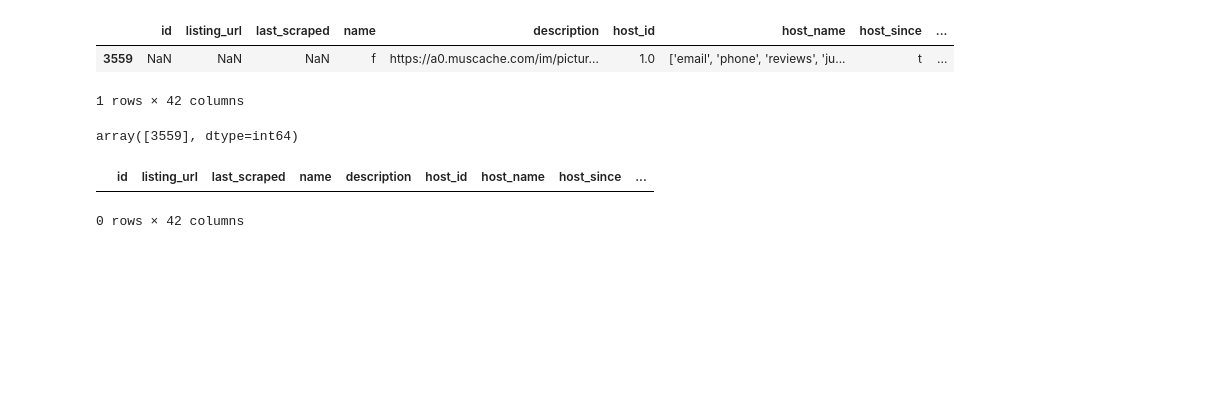
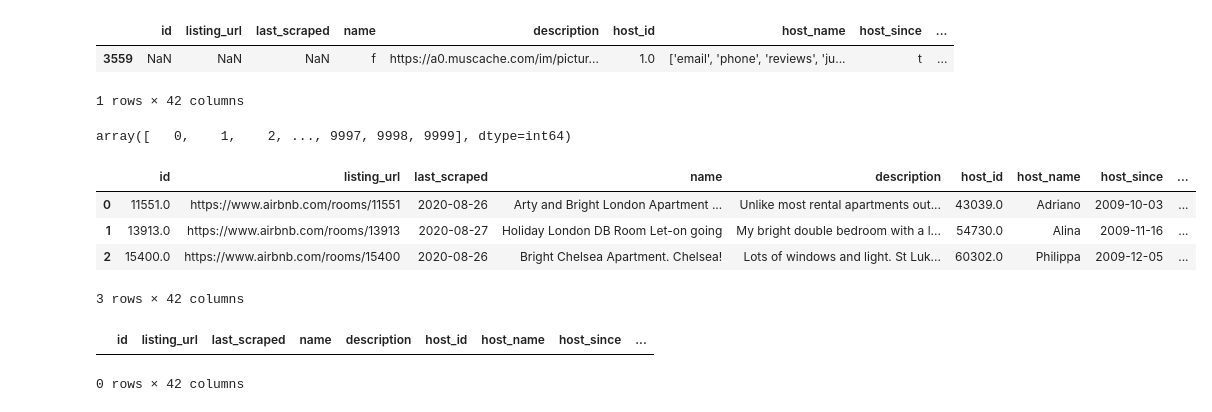
Before and after one commit to Jiawei997/i2p, a Jupyter notebook: pra_5.ipynb, the cells around one changed output. Drawn from its saved outputs; the diff is of its cells as text; code cells hidden in the pictures; blank space fills up the shorter version.

```diff
--- a/pra_5.ipynb
+++ b/pra_5.ipynb
@@ -125,9 +111,23 @@ df[df.id.isna()] #get NAN id row
 1 rows × 42 columns
 # %%
 #  df['a']  look for something in df
-# %%
-df[df.id.isna()].index.values
-# %% [output]
-array([3559], dtype=int64)
+# %%
+#index output the position
+#values output the value of position, list, indexable
+#[] look for the third item in list, output a specific position value
+#select a column in df, index based on position value.
+df.index.values
+#df['host_id'][df.index.values[2]]
+# %% [output]
+array([   0,    1,    2, ..., 9997, 9998, 9999], dtype=int64)
+# %%
+df.head(3)
+#check the output
+# %% [output]
+|  | id | listing_url | last_scraped | name | description | host_id | host_name | host_since | ... |
+| 0 | 11551.0 | https://www.airbnb.com/rooms/11551 | 2020-08-26 | Arty and Bright London Apartment ... | Unlike most rental apartments out... | 43039.0 | Adriano | 2009-10-03 | ... |
+| 1 | 13913.0 | https://www.airbnb.com/rooms/13913 | 2020-08-27 | Holiday London DB Room Let-on going | My bright double bedroom with a l... | 54730.0 | Alina | 2009-11-16 | ... |
+| 2 | 15400.0 | https://www.airbnb.com/rooms/15400 | 2020-08-26 | Bright Chelsea Apartment. Chelsea! | Lots of windows and light. St Luk... | 60302.0 | Philippa | 2009-12-05 | ... |
+3 rows × 42 columns
 # %%
 df.drop(df[df.id.isna()].index.values, axis=0, inplace=True)
```
Also changed, not shown: parts of 28 cells of this notebook.
